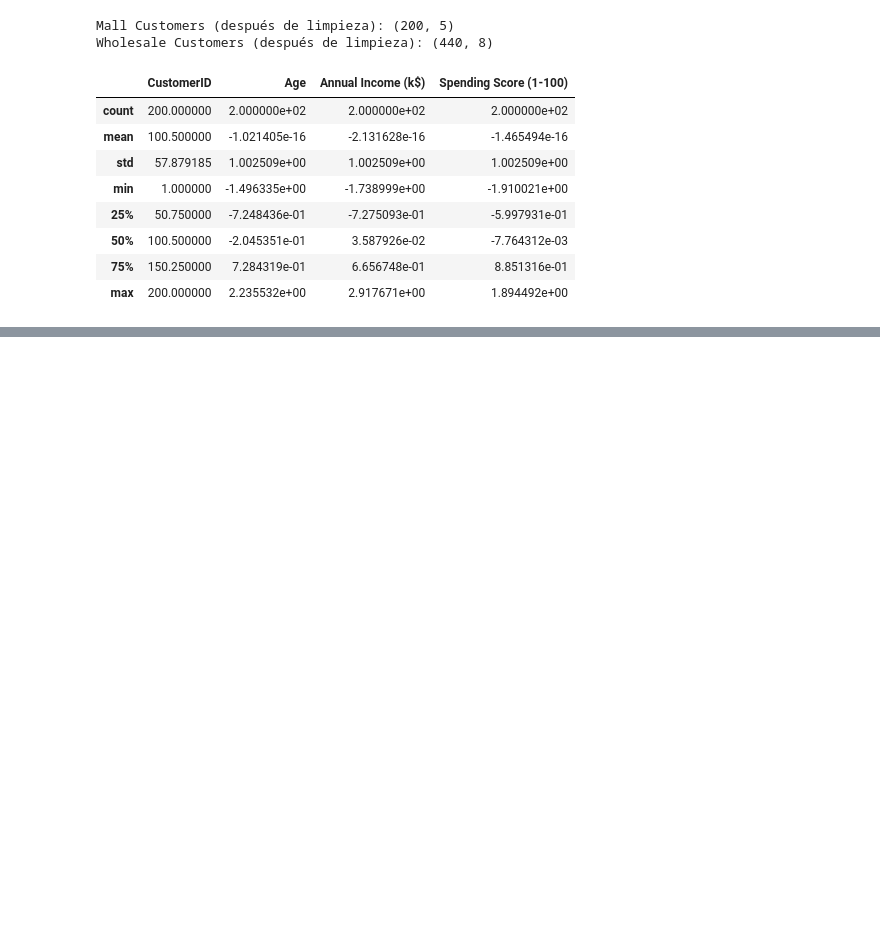
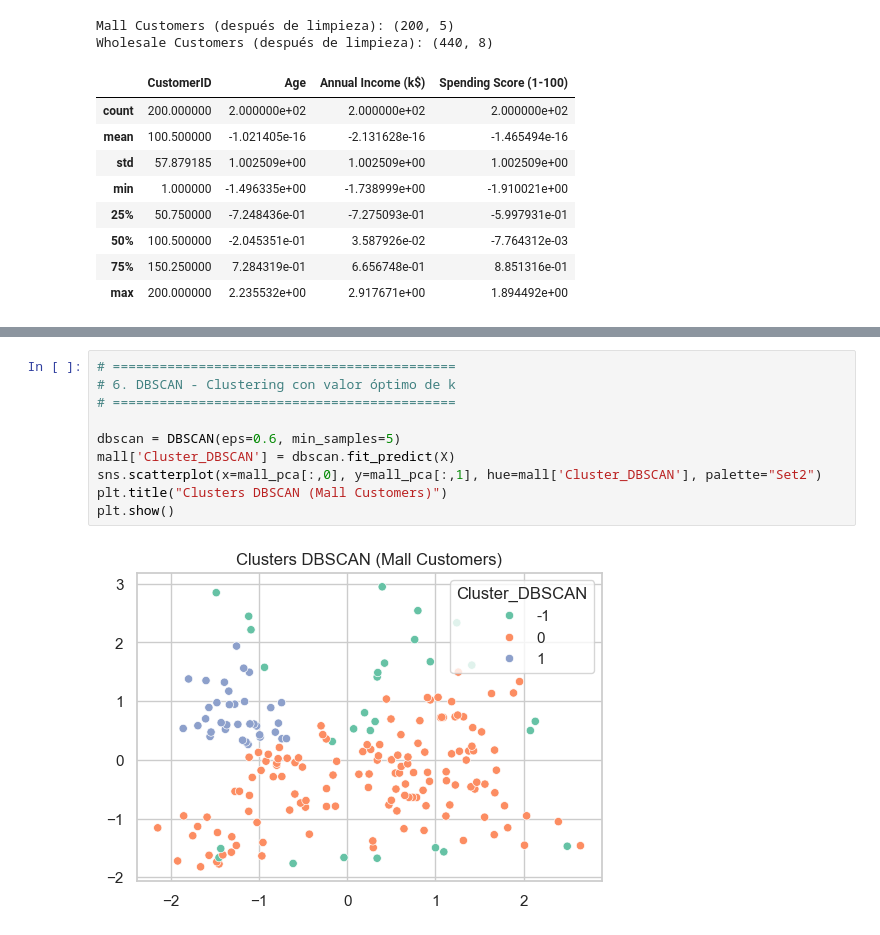
Before and after one commit to meeel29/Analisis-de-datos-, a Jupyter notebook: ActividadEvaluativa3/Parte1.ipynb, the cells around one changed output, grey strips where cells are left out. Cells and saved outputs as stored; diff of their text form; blank space fills up the shorter version.

```diff
--- a/ActividadEvaluativa3/Parte1.ipynb
+++ b/ActividadEvaluativa3/Parte1.ipynb
@@ -168,0 +261,12 @@ Wholesale Customers (después de limpieza): (440, 8)
+# %%
+# ============================================
+# 6. DBSCAN - Clustering con valor óptimo de k
+# ============================================
+
+dbscan = DBSCAN(eps=0.6, min_samples=5)
+mall['Cluster_DBSCAN'] = dbscan.fit_predict(X)
+sns.scatterplot(x=mall_pca[:,0], y=mall_pca[:,1], hue=mall['Cluster_DBSCAN'], palette="Set2")
+plt.title("Clusters DBSCAN (Mall Customers)")
+plt.show()
+# %% [output]
+[figure, added]
```
Also changed, not shown: parts of 27 cells of this notebook, 2 other files.
